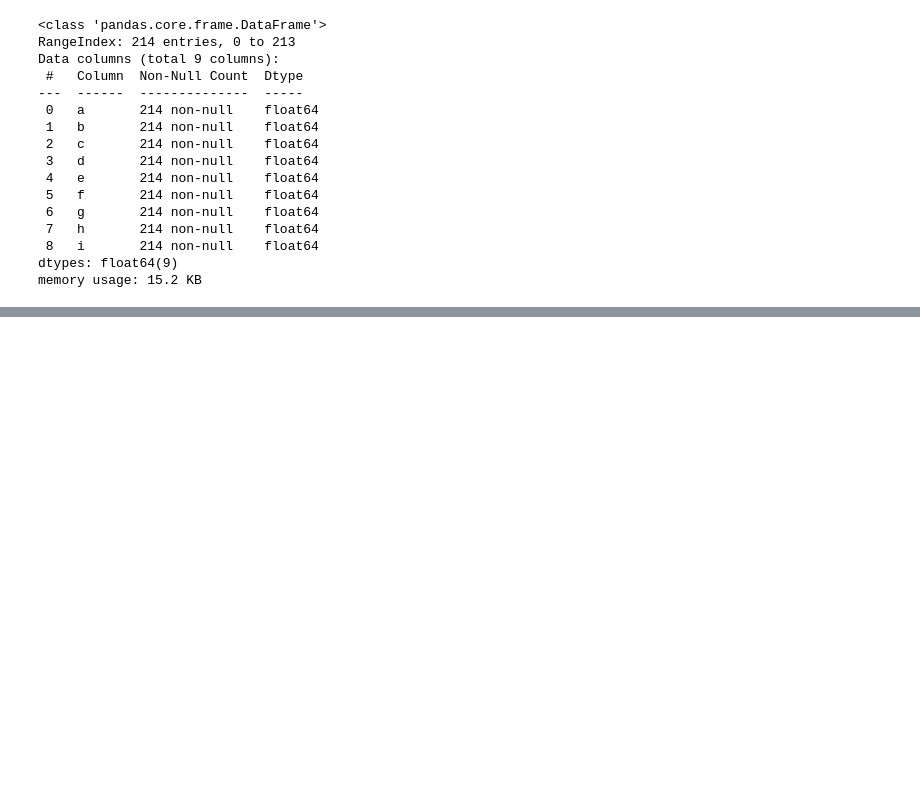
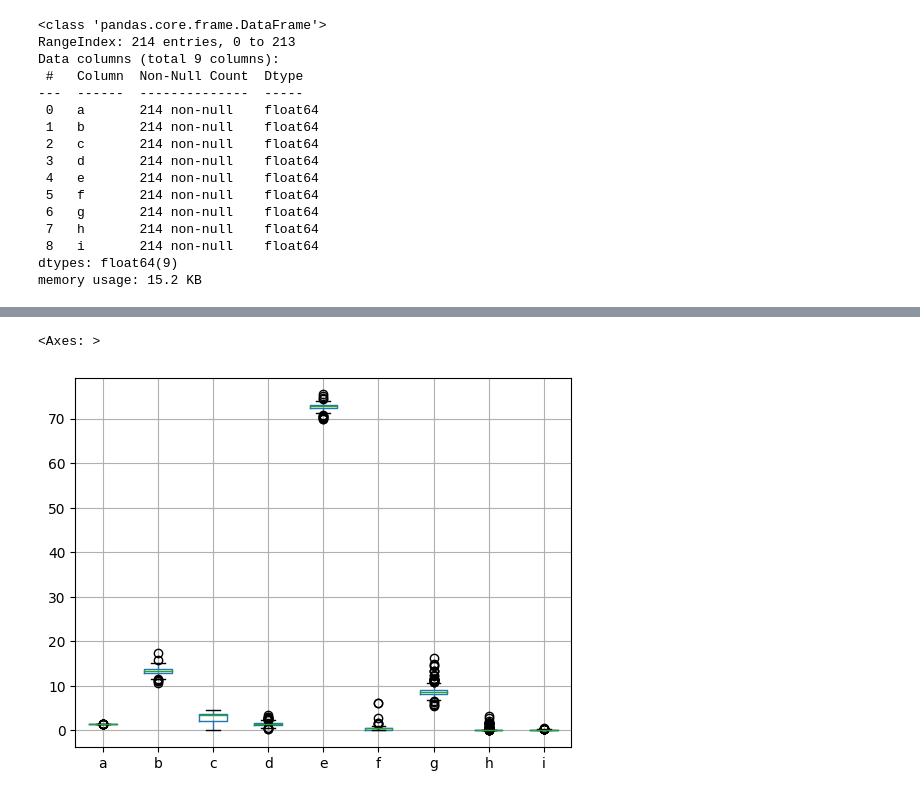
Before and after one commit to raysky9999/preScreen, a Jupyter notebook: PreScreen1.ipynb, the cells around one changed output, grey strips where cells are left out. Cells and saved outputs as stored; diff of their text form; code cells hidden in the pictures; blank space fills up the shorter version.

```diff
--- a/PreScreen1.ipynb
+++ b/PreScreen1.ipynb
@@ -8,5 +10,5 @@ path = 'drive/MyDrive/Colab Notebooks/'
 # %% [output]
 Drive already mounted at /content/drive; to attempt to forcibly remount, call drive.mount("/content/drive", force_remount=True).
 # %%
-dfIngredient = pd.read_csv(path + 'ingredient.csv')
+df = pd.read_csv(path + 'ingredient.csv')
 # %%
@@ -42,0 +61,5 @@ memory usage: 15.2 KB
+# %%
+df.boxplot()
+# %% [output]
+<Axes: >
+[figure, added]
```
Also changed, not shown: parts of 15 cells of this notebook.
